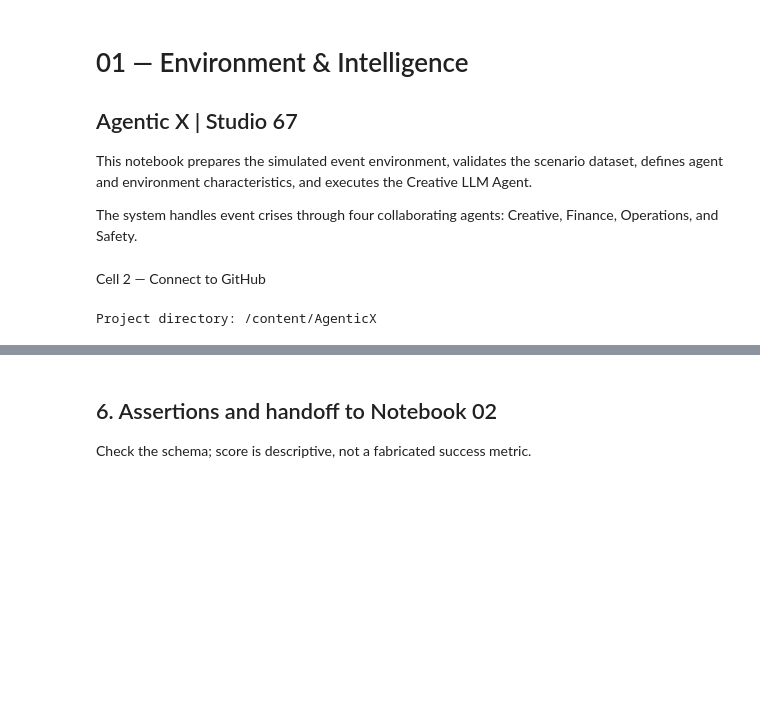
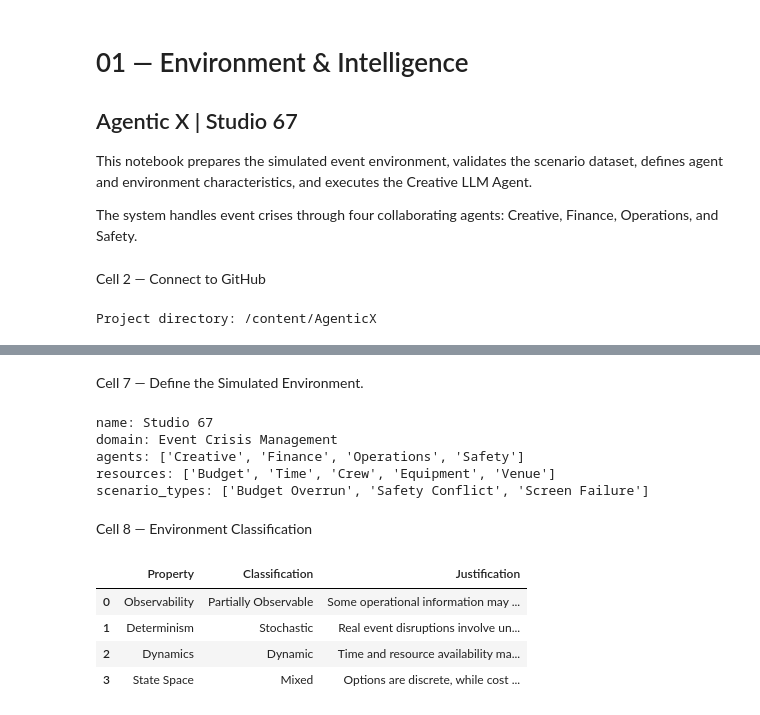
Before and after one commit to RENADBHAI/Agentic-X, a Jupyter notebook: notebooks/01_Environment_Intelligence.ipynb, the cells around one changed output, grey strips where cells are left out. Cells and saved outputs as stored; diff of their text form; code cells hidden in the pictures; blank space fills up the shorter version.

```diff
--- a/notebooks/01_Environment_Intelligence.ipynb
+++ b/notebooks/01_Environment_Intelligence.ipynb
@@ -62,8 +137,74 @@ for result in creative_results: print(result.model_dump())
 # %% [markdown]
-## 6. Assertions and handoff to Notebook 02
-Check the schema; score is descriptive, not a fabricated success metric.
+Cell 7 — Define the Simulated Environment.
 # %%
-assert len(creative_results)==len(candidates)
-assert {r.agent for r in creative_results}=={'Creative'}
-assert {r.option_id for r in creative_results}=={o['option_id'] for o in candidates}
-print('Creative evaluations produced by a live LLM.')
+
+environment = {
+    "name": "Studio 67",
+    "domain": "Event Crisis Management",
+    "agents": [
+        "Creative",
+        "Finance",
+        "Operations",
+        "Safety"
+    ],
+    "resources": [
+        "Budget",
+        "Time",
+        "Crew",
+        "Equipment",
+        "Venue"
+    ],
+    "scenario_types": sorted(
+        cases_df["scenario"].unique().tolist()
+    )
+}
+
+for key, value in environment.items():
+    print(f"{key}: {value}")
+# %% [output]
+name: Studio 67
+domain: Event Crisis Management
+agents: ['Creative', 'Finance', 'Operations', 'Safety']
+resources: ['Budget', 'Time', 'Crew', 'Equipment', 'Venue']
+scenario_types: ['Budget Overrun', 'Safety Conflict', 'Screen Failure']
+# %% [markdown]
+Cell 8 — Environment Classification
+# %%
+
+classification = {
+    "Observability": (
+        "Partially Observable",
+        "Some operational information may be incomplete."
+    ),
+    "Determinism": (
+        "Stochastic",
+        "Real event disruptions involve uncertainty."
+    ),
+    "Dynamics": (
+        "Dynamic",
+        "Time and resource availability may change."
+    ),
+    "State Space": (
+        "Mixed",
+        "Options are discrete, while cost and time are numeric."
+    )
+}
+
+classification_df = pd.DataFrame(
+    [
+        {
+            "Property": key,
+            "Classification": value[0],
+            "Justification": value[1]
+        }
+        for key, value in classification.items()
+    ]
+)
+
+display(classification_df)
+# %% [output]
+|  | Property | Classification | Justification |
+| 0 | Observability | Partially Observable | Some operational information may ... |
+| 1 | Determinism | Stochastic | Real event disruptions involve un... |
+| 2 | Dynamics | Dynamic | Time and resource availability ma... |
+| 3 | State Space | Mixed | Options are discrete, while cost ... |
```
Also changed, not shown: parts of 20 cells of this notebook.
